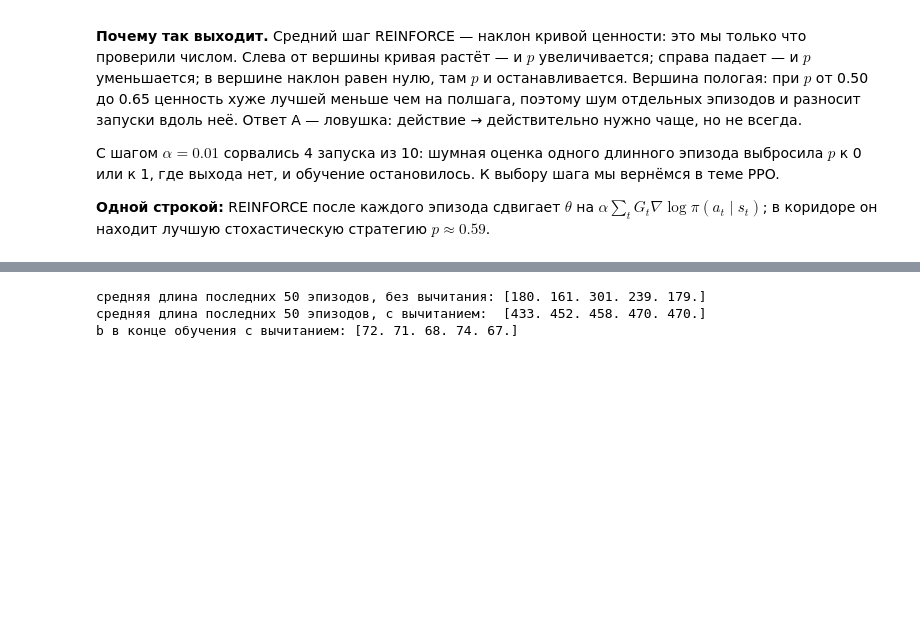
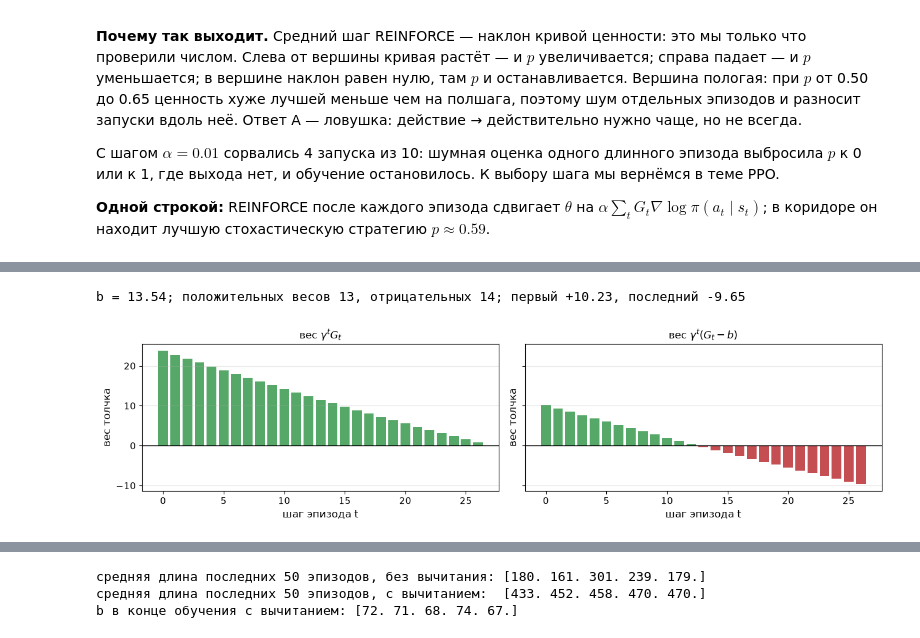
Before and after one commit to IlyaChichkanov/Reinforcement-learning, a Jupyter notebook: 05-policy-gradient/lecture/lecture.ipynb, the cells around one changed output, grey strips where cells are left out. Saved outputs shown, nothing was run; the diff lists cells and outputs as text; code cells hidden in the pictures; blank space fills up the shorter version.

```diff
--- a/05-policy-gradient/lecture/lecture.ipynb
+++ b/05-policy-gradient/lecture/lecture.ipynb
@@ -559,0 +564,13 @@ print("вес γ^t G_t каждого толчка:", (gamma ** np.arange(T) * G
+# %%
+b = np.mean(np.concatenate([returns_to_go(random_episode(seed)) for seed in range(1, 21)]))
+weights_b = 0.99 ** np.arange(len(G)) * (G - b)          # вес толчка γ^t (G_t − b)
+print(f"b = {b:.2f}; положительных весов {np.sum(weights_b > 0)}, отрицательных {np.sum(weights_b < 0)}; "
+      f"первый {weights_b[0]:+.2f}, последний {weights_b[-1]:+.2f}")
+
+fig, axes = plt.subplots(1, 2, figsize=(13, 3.4), sharey=True)
+plot_weights(weights, ax=axes[0], title="вес $\\gamma^t G_t$")
+plot_weights(weights_b, ax=axes[1], title="вес $\\gamma^t (G_t - b)$")
+plt.tight_layout(); plt.show()
+# %% [output]
+b = 13.54; положительных весов 13, отрицательных 14; первый +10.23, последний -9.65
+[figure, added]
```
Also changed, not shown: parts of 11 cells of this notebook, 1 other file.
